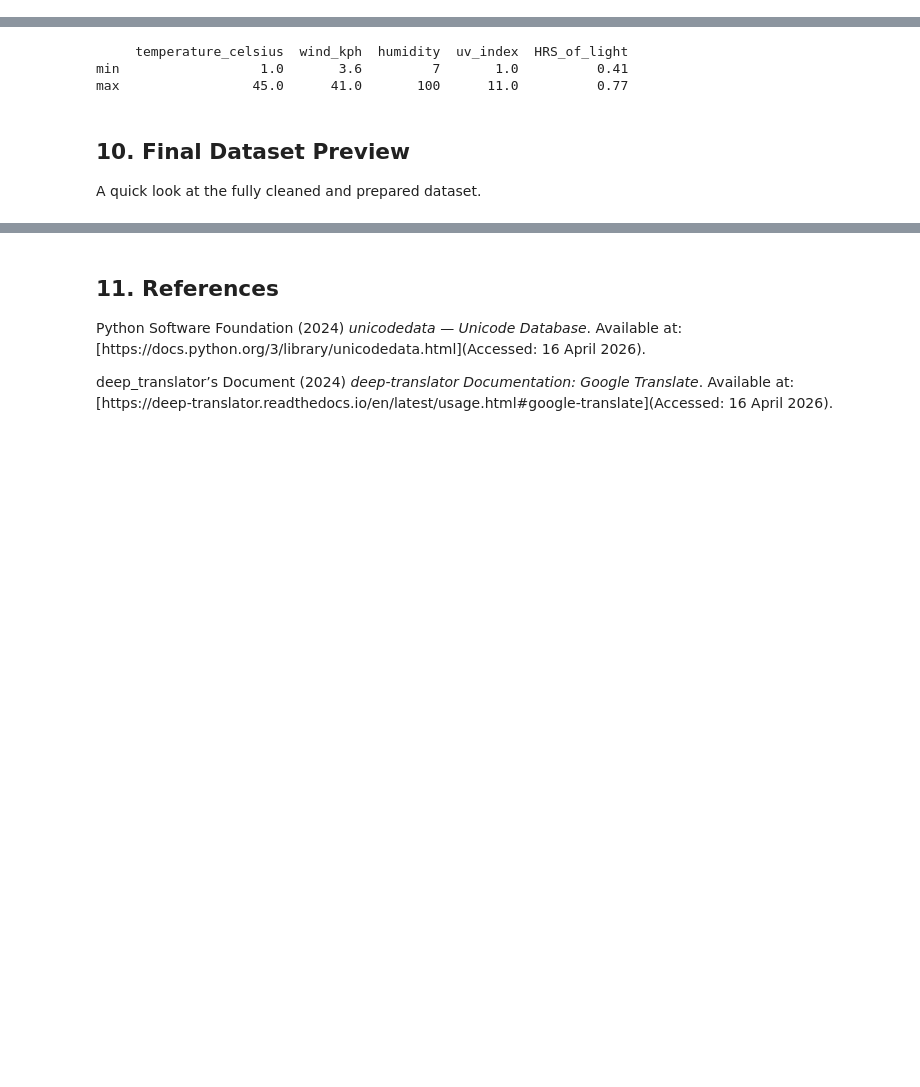
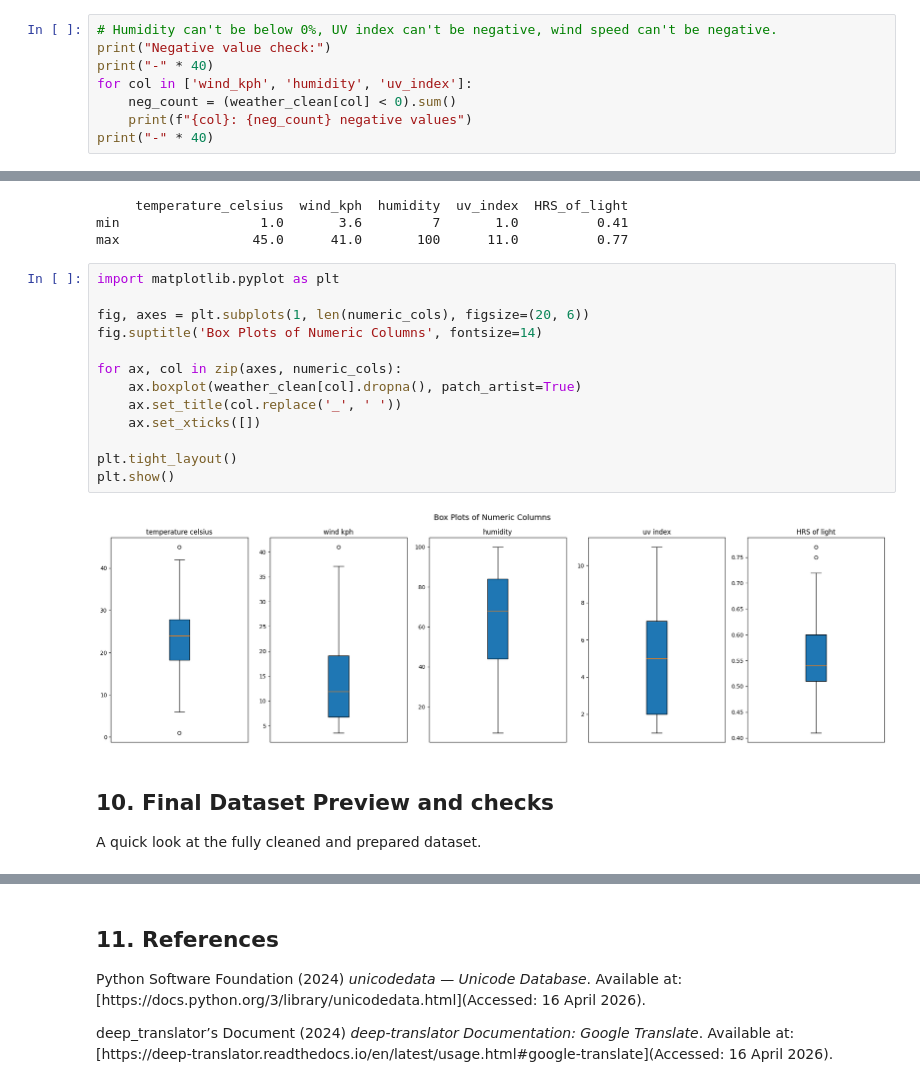
Before and after one commit to JdcStig/JamieDuffyCreagh_DAV_CA_Holiday, a Jupyter notebook: CA/Holiday/Cleaning_GlobalWeather.ipynb, the cells around one changed output, grey strips where cells are left out. Saved outputs shown, nothing was run; the diff lists cells and outputs as text; blank space fills up the shorter version.

Commit message:
implemented data cleaning for CostOfLiving. Also added visualization and final sanity checks to GlobalWeather

```diff
--- a/CA/Holiday/Cleaning_GlobalWeather.ipynb
+++ b/CA/Holiday/Cleaning_GlobalWeather.ipynb
@@ -107,3 +107,11 @@ wind_kph: all numeric = True
 humidity: all numeric = True
 uv_index: all numeric = True
 ----------------------------------------
+# %%
+# Humidity can't be below 0%, UV index can't be negative, wind speed can't be negative.
+print("Negative value check:")
+print("-" * 40)
+for col in ['wind_kph', 'humidity', 'uv_index']:
+    neg_count = (weather_clean[col] < 0).sum()
+    print(f"{col}: {neg_count} negative values")
+print("-" * 40)
@@ -371,7 +386,23 @@ print(min_max.to_string())
      temperature_celsius  wind_kph  humidity  uv_index  HRS_of_light
 min                  1.0       3.6         7       1.0          0.41
 max                 45.0      41.0       100      11.0          0.77
+# %%
+import matplotlib.pyplot as plt
+
+fig, axes = plt.subplots(1, len(numeric_cols), figsize=(20, 6))
+fig.suptitle('Box Plots of Numeric Columns', fontsize=14)
+
+for ax, col in zip(axes, numeric_cols):
+    ax.boxplot(weather_clean[col].dropna(), patch_artist=True)
+    ax.set_title(col.replace('_', ' '))
+    ax.set_xticks([])
+
+plt.tight_layout()
+plt.show()
+# %% [output]
+[figure, added]
 # %% [markdown]
-## 10. Final Dataset Preview
+## 10. Final Dataset Preview and checks
+
 A quick look at the fully cleaned and prepared dataset.
 # %%
```
Also changed, not shown: parts of 5 cells of this notebook, 3 other files.
